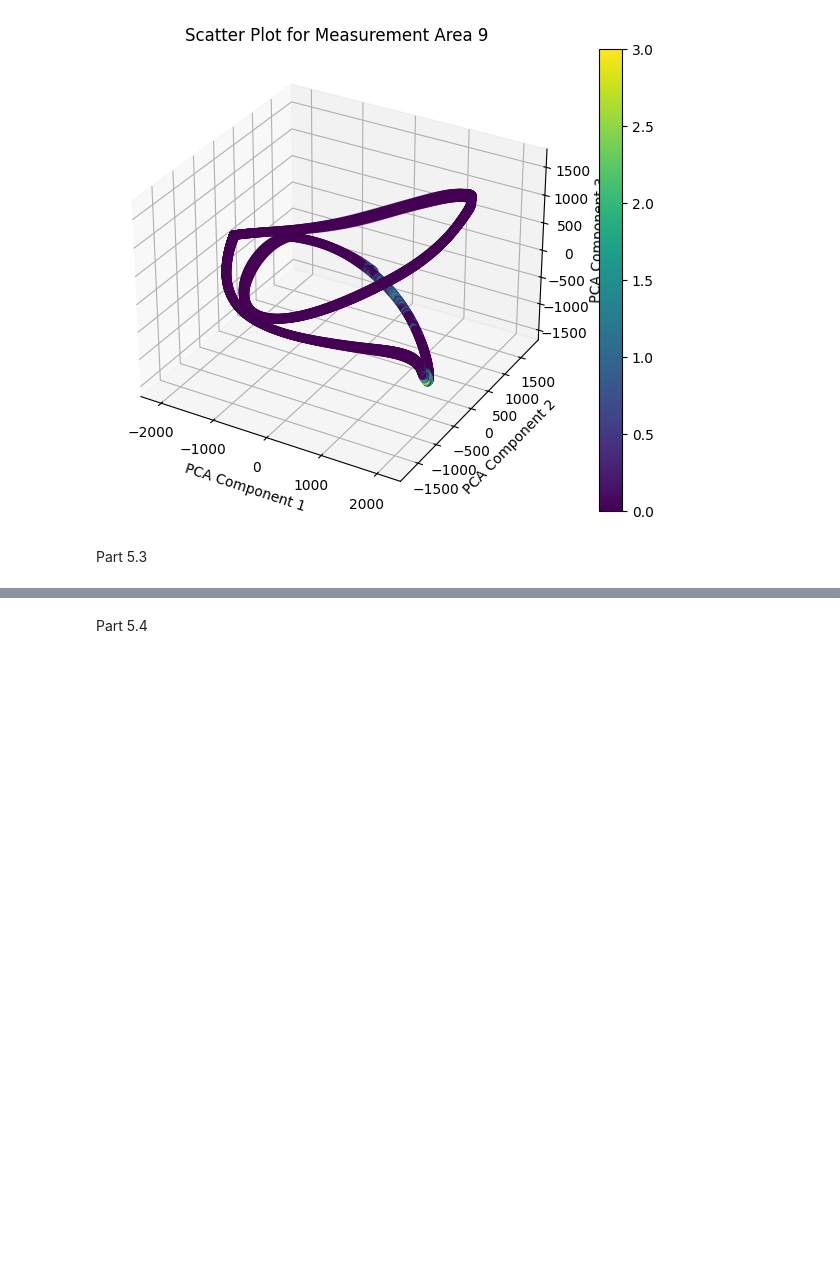
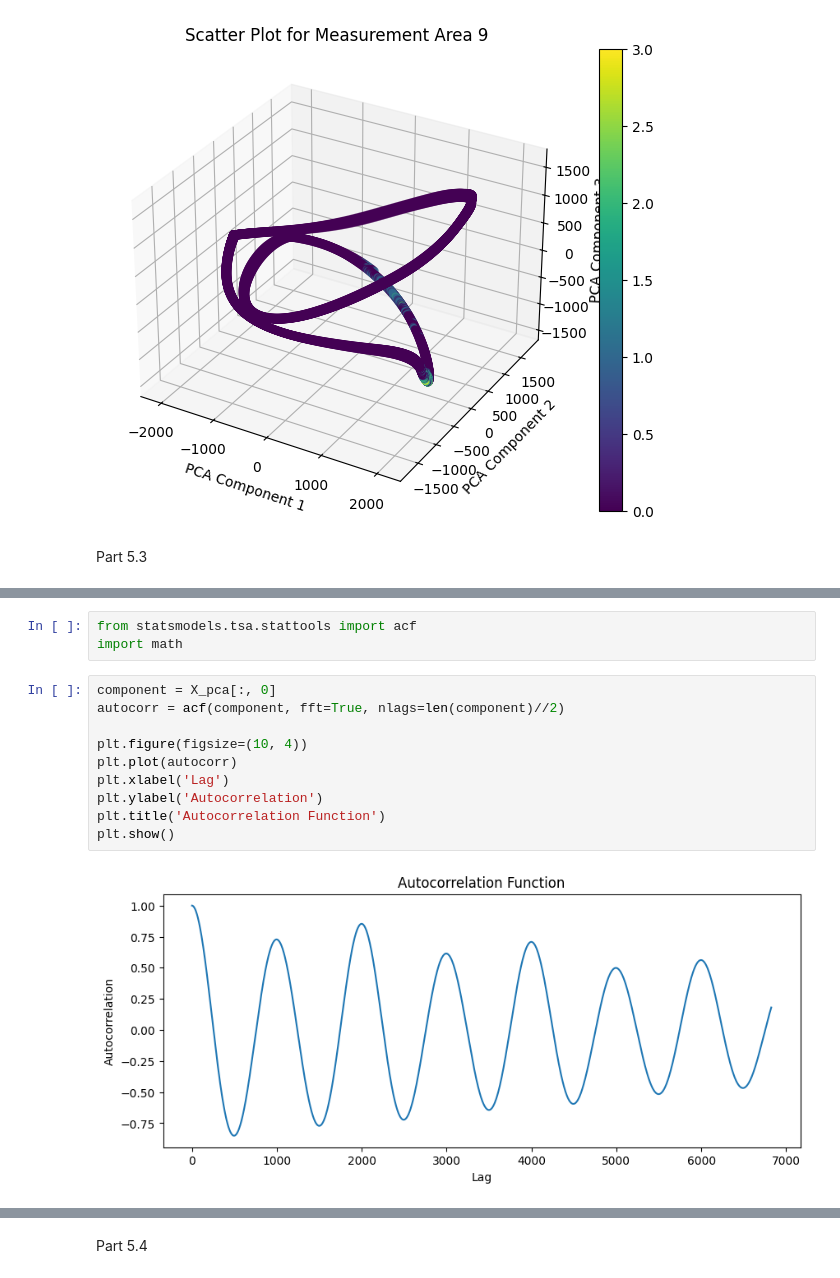
Before and after one commit to mymermer/MLCMS, a Jupyter notebook: Exercise05/task5.ipynb, the cells around one changed output, grey strips where cells are left out. Drawn from its saved outputs; the diff is of its cells as text; blank space fills up the shorter version.

```diff
--- a/Exercise05/task5.ipynb
+++ b/Exercise05/task5.ipynb
@@ -125,0 +134,15 @@ normalized_arclength = (arclength - arclength.min()) / (arclength.max() - arclen
+# %%
+from statsmodels.tsa.stattools import acf
+import math
+# %%
+component = X_pca[:, 0]
+autocorr = acf(component, fft=True, nlags=len(component)//2)
+
+plt.figure(figsize=(10, 4))
+plt.plot(autocorr)
+plt.xlabel('Lag')
+plt.ylabel('Autocorrelation')
+plt.title('Autocorrelation Function')
+plt.show()
+# %% [output]
+[figure, added]
```
Also changed, not shown: parts of 23 cells of this notebook.
